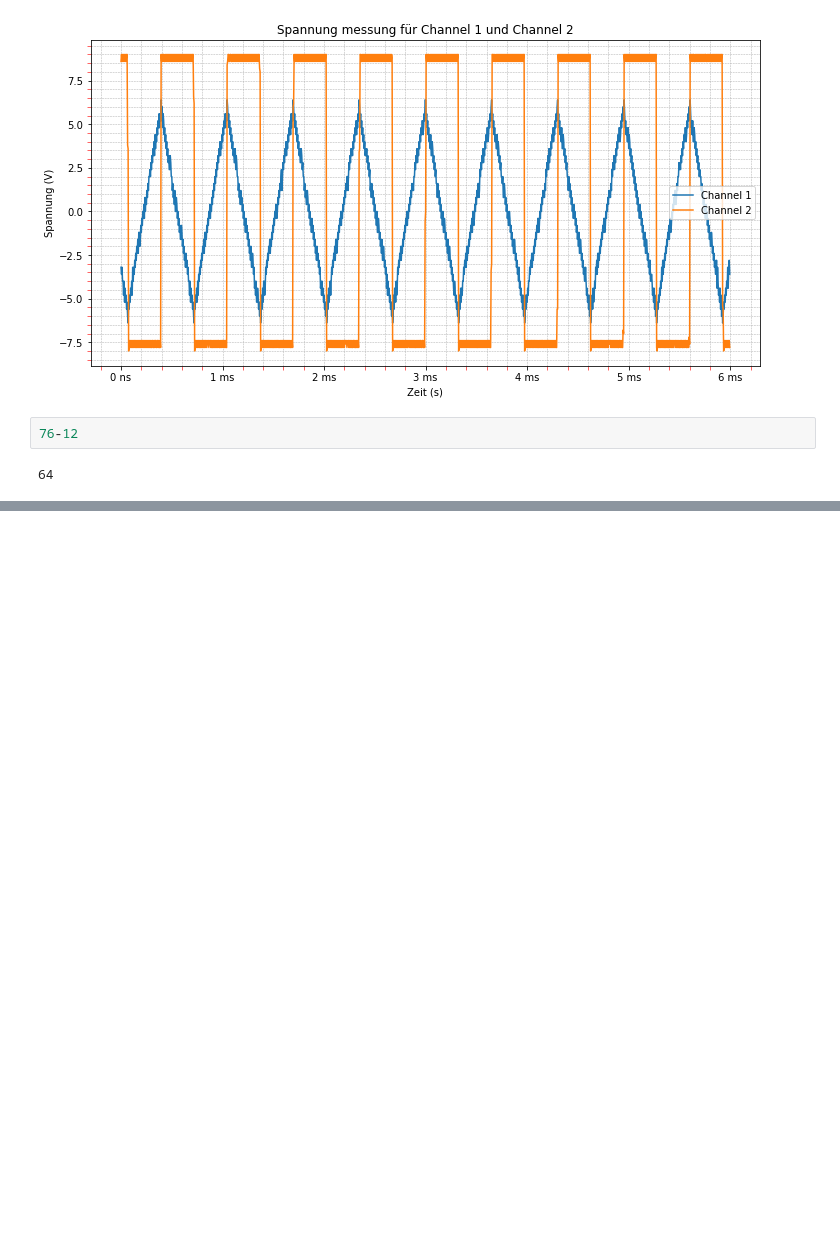
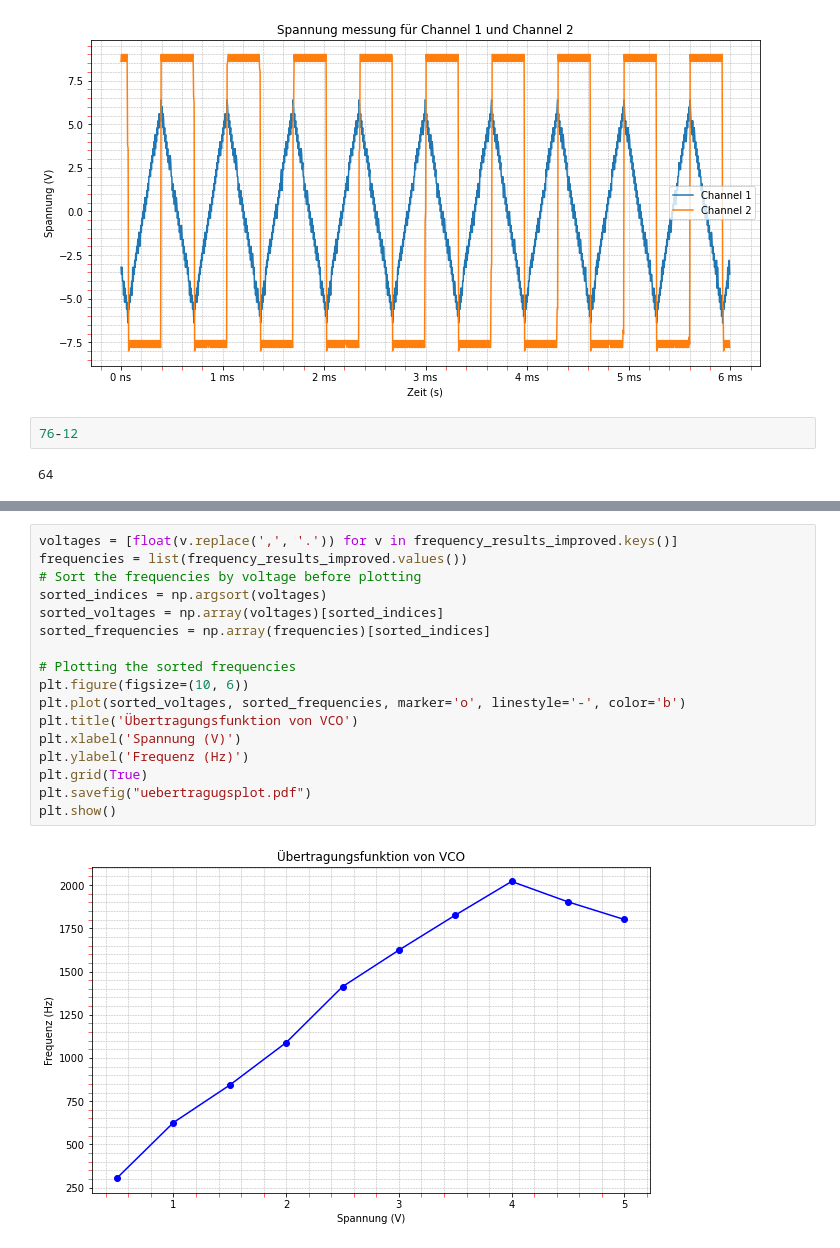
Before and after one commit to Kreijstal/elektronik-praktikum, a Jupyter notebook: 5Te-Labor/5.2/pll_VCO/Plotalles.ipynb, the cells around one changed output, grey strips where cells are left out. Cells and saved outputs as stored; diff of their text form; blank space fills up the shorter version.

```diff
--- a/5Te-Labor/5.2/pll_VCO/Plotalles.ipynb
+++ b/5Te-Labor/5.2/pll_VCO/Plotalles.ipynb
@@ -146,0 +257,19 @@ for file in csv_files:
+# %%
+voltages = [float(v.replace(',', '.')) for v in frequency_results_improved.keys()]
+frequencies = list(frequency_results_improved.values())
+# Sort the frequencies by voltage before plotting
+sorted_indices = np.argsort(voltages)
+sorted_voltages = np.array(voltages)[sorted_indices]
+sorted_frequencies = np.array(frequencies)[sorted_indices]
+
+# Plotting the sorted frequencies
+plt.figure(figsize=(10, 6))
+plt.plot(sorted_voltages, sorted_frequencies, marker='o', linestyle='-', color='b')
+plt.title('Übertragungsfunktion von VCO')
+plt.xlabel('Spannung (V)')
+plt.ylabel('Frequenz (Hz)')
+plt.grid(True)
+plt.savefig("uebertragugsplot.pdf")
+plt.show()
+# %% [output]
+[figure, added]
```
Also changed, not shown: parts of 3 cells of this notebook, 28 other files.
